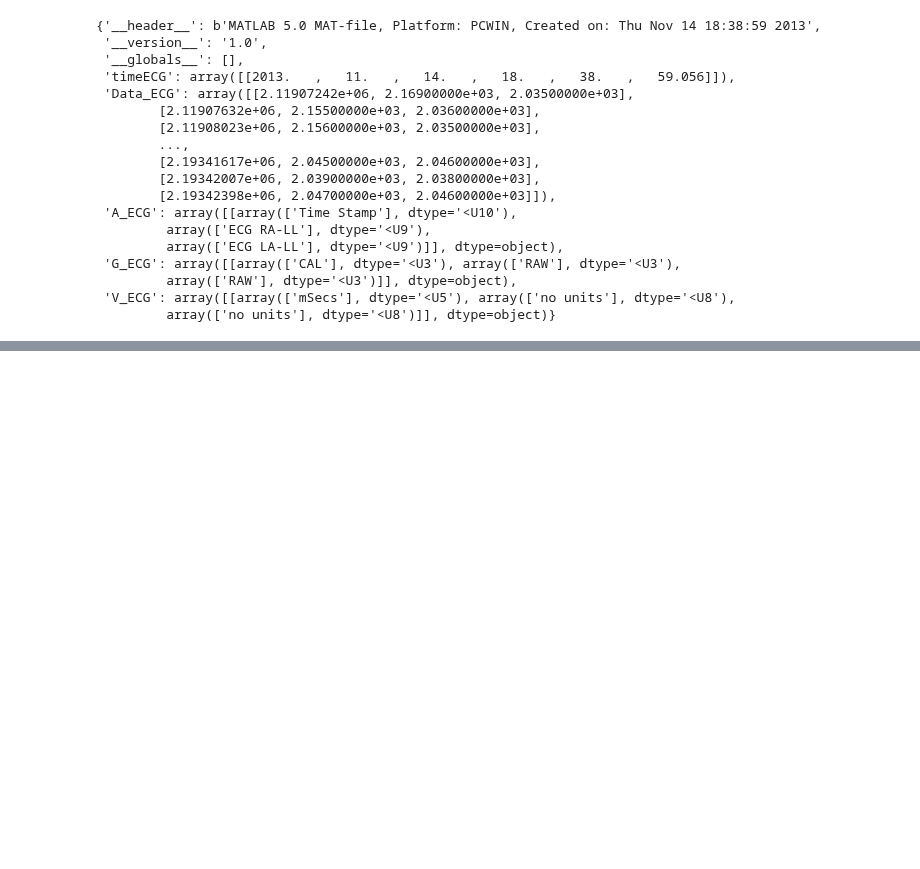
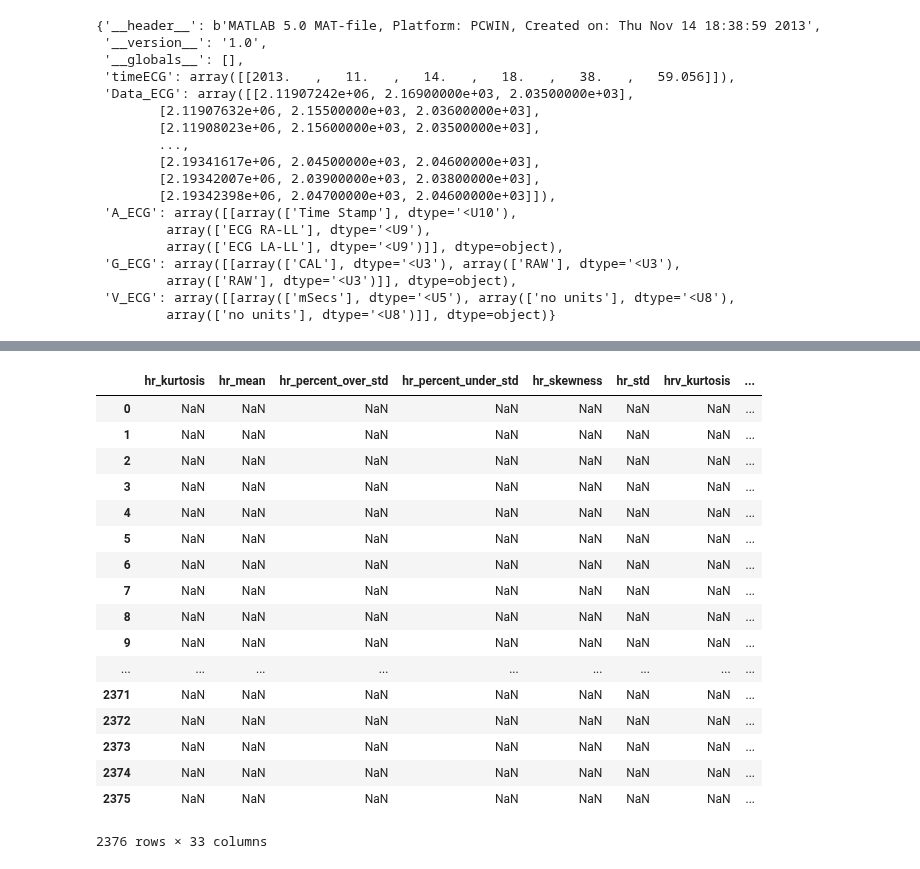
Before and after one commit to Didanny/EECE-499-Emotion-Recognition, a Jupyter notebook: Python Code/ECG_Features.ipynb, the cells around one changed output, grey strips where cells are left out. Cells and saved outputs as stored; diff of their text form; code cells hidden in the pictures; blank space fills up the shorter version.

```diff
--- a/Python Code/ECG_Features.ipynb
+++ b/Python Code/ECG_Features.ipynb
@@ -59,3 +59,6 @@ signal
          array(['RAW'], dtype='<U3')]], dtype=object),
  'V_ECG': array([[array(['mSecs'], dtype='<U5'), array(['no units'], dtype='<U8'),
          array(['no units'], dtype='<U8')]], dtype=object)}
+# %%
+data_path = './../MyECGFunc/ECGFeatures2.mat'
+features = scipy.io.loadmat(data_path)
@@ -61,0 +171,23 @@ signal
+# %%
+ECG_Features = pd.concat(data_frames,ignore_index=True)
+# %%
+ECG_Features
+# %% [output]
+|  | hr_kurtosis | hr_mean | hr_percent_over_std | hr_percent_under_std | hr_skewness | hr_std | hrv_kurtosis | ... |
+| 0 | NaN | NaN | NaN | NaN | NaN | NaN | NaN | ... |
+| 1 | NaN | NaN | NaN | NaN | NaN | NaN | NaN | ... |
+| 2 | NaN | NaN | NaN | NaN | NaN | NaN | NaN | ... |
+| 3 | NaN | NaN | NaN | NaN | NaN | NaN | NaN | ... |
+| 4 | NaN | NaN | NaN | NaN | NaN | NaN | NaN | ... |
+| 5 | NaN | NaN | NaN | NaN | NaN | NaN | NaN | ... |
+| 6 | NaN | NaN | NaN | NaN | NaN | NaN | NaN | ... |
+| 7 | NaN | NaN | NaN | NaN | NaN | NaN | NaN | ... |
+| 8 | NaN | NaN | NaN | NaN | NaN | NaN | NaN | ... |
+| 9 | NaN | NaN | NaN | NaN | NaN | NaN | NaN | ... |
+| ... | ... | ... | ... | ... | ... | ... | ... | ... |
+| 2371 | NaN | NaN | NaN | NaN | NaN | NaN | NaN | ... |
+| 2372 | NaN | NaN | NaN | NaN | NaN | NaN | NaN | ... |
+| 2373 | NaN | NaN | NaN | NaN | NaN | NaN | NaN | ... |
+| 2374 | NaN | NaN | NaN | NaN | NaN | NaN | NaN | ... |
+| 2375 | NaN | NaN | NaN | NaN | NaN | NaN | NaN | ... |
+2376 rows × 33 columns
```
Also changed, not shown: parts of 4 cells of this notebook, 1 other file.
